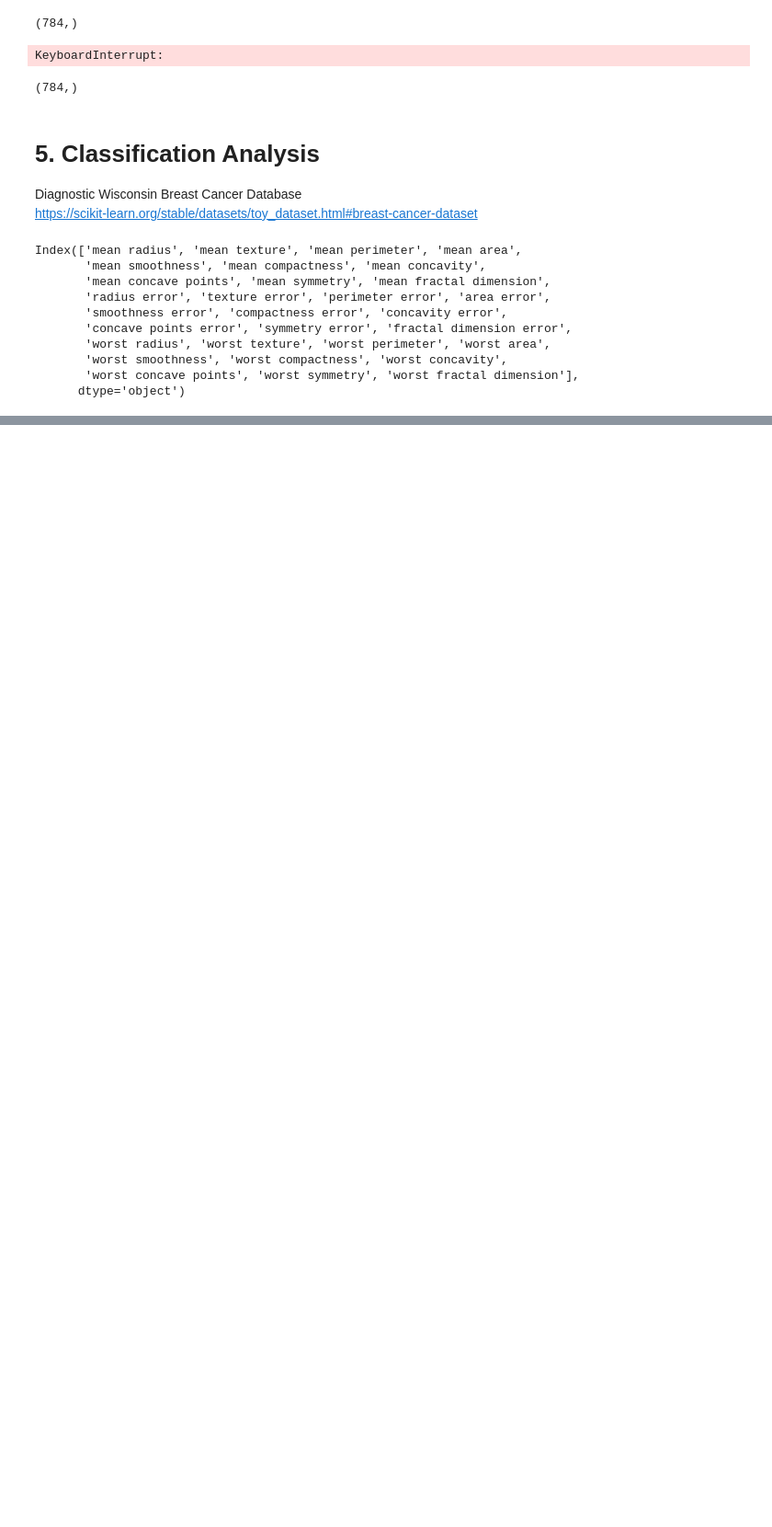
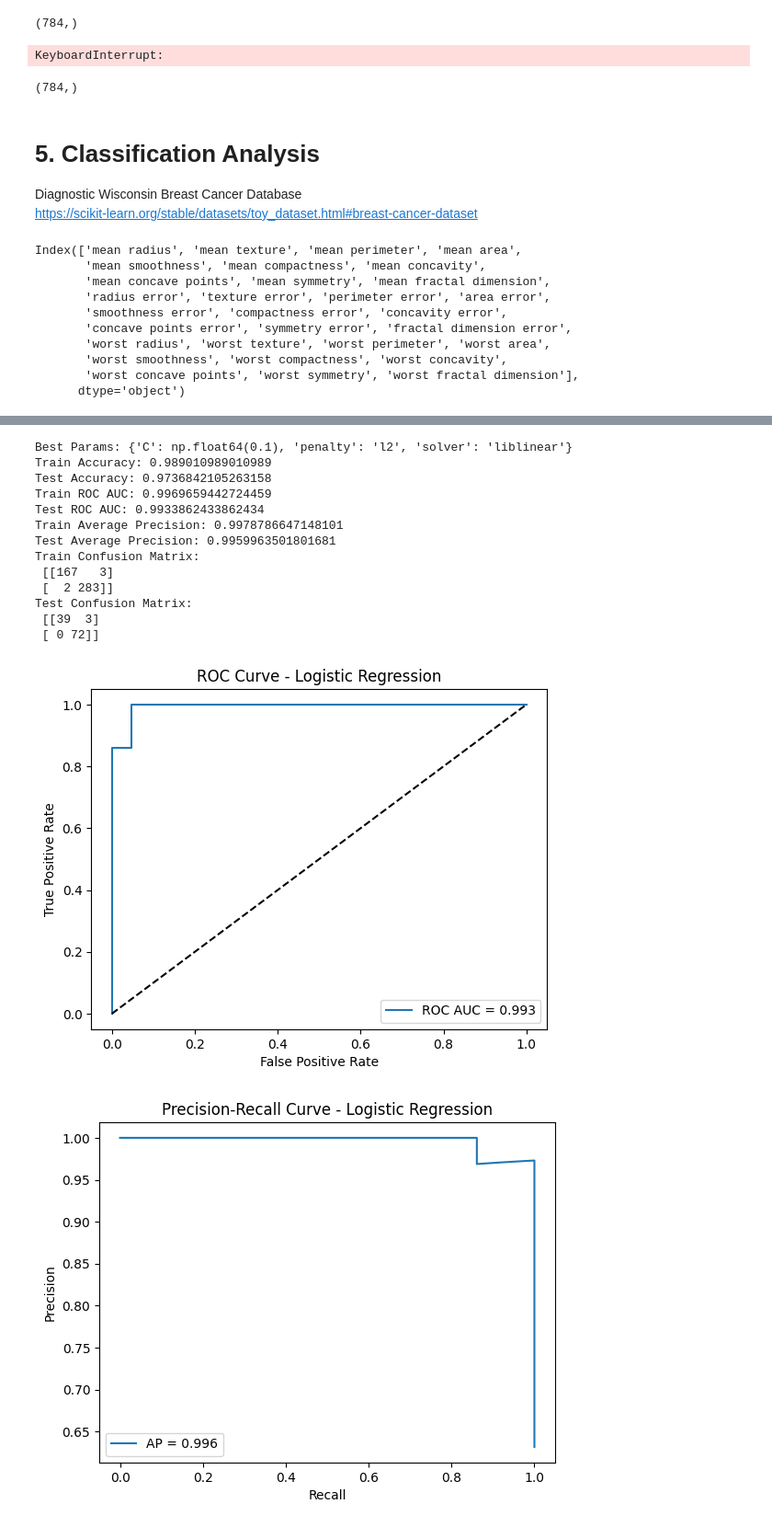
Before and after one commit to yutinghuang0413/MDSProject1, a Jupyter notebook: project1.ipynb, the cells around one changed output, grey strips where cells are left out. Shown at 92% size. Saved outputs shown, nothing was run; the diff lists cells and outputs as text; code cells hidden in the pictures; blank space fills up the shorter version.

```diff
--- a/project1.ipynb
+++ b/project1.ipynb
@@ -822,0 +905,73 @@ Index(['mean radius', 'mean texture', 'mean perimeter', 'mean area',
+# %%
+# Logistic Regression
+from sklearn.linear_model import LogisticRegression
+
+param_grid = {
+    'C': [0.01, 0.1, 1, 10],
+    'penalty': ['l2'],
+    'solver': ['liblinear']
+}
+
+logreg = LogisticRegression(random_state=0, max_iter=1000)
+
+grid = GridSearchCV(logreg, param_grid, cv=5, scoring='accuracy', n_jobs=-1)
+grid.fit(X_train_std, y_train)
+
+best_logreg = grid.best_estimator_
+print("Best Params:", grid.best_params_)
+
+y_train_pred = best_logreg.predict(X_train_std)
+y_test_pred  = best_logreg.predict(X_test_std)
+
+y_train_score = best_logreg.predict_proba(X_train_std)[:,1]
+y_test_score  = best_logreg.predict_proba(X_test_std)[:,1]
+
+# Accuracy
+print("Train Accuracy:", accuracy_score(y_train, y_train_pred))
+print("Test Accuracy:", accuracy_score(y_test, y_test_pred))
+
+# ROC AUC & Average Precision
+print("Train ROC AUC:", roc_auc_score(y_train, y_train_score))
+print("Test ROC AUC:", roc_auc_score(y_test, y_test_score))
+
+print("Train Average Precision:", average_precision_score(y_train, y_train_score))
+print("Test Average Precision:", average_precision_score(y_test, y_test_score))
+
+# Confusion Matrix
+print("Train Confusion Matrix:\n", confusion_matrix(y_train, y_train_pred))
+print("Test Confusion Matrix:\n", confusion_matrix(y_test, y_test_pred))
+
+# ROC curve
+fpr, tpr, _ = roc_curve(y_test, y_test_score)
+plt.plot(fpr, tpr, label=f"ROC AUC = {roc_auc_score(y_test, y_test_score):.3f}")
+plt.plot([0,1],[0,1],'k--')
+plt.xlabel("False Positive Rate")
+plt.ylabel("True Positive Rate")
+plt.title("ROC Curve - Logistic Regression")
+plt.legend()
+plt.show()
+
+# Precision-Recall curve
+prec, rec, _ = precision_recall_curve(y_test, y_test_score)
+plt.plot(rec, prec, label=f"AP = {average_precision_score(y_test, y_test_score):.3f}")
+plt.xlabel("Recall")
+plt.ylabel("Precision")
+plt.title("Precision-Recall Curve - Logistic Regression")
+plt.legend()
+plt.show()
+# %% [output]
+Best Params: {'C': np.float64(0.1), 'penalty': 'l2', 'solver': 'liblinear'}
+Train Accuracy: 0.989010989010989
+Test Accuracy: 0.9736842105263158
+Train ROC AUC: 0.9969659442724459
+Test ROC AUC: 0.9933862433862434
+Train Average Precision: 0.9978786647148101
+Test Average Precision: 0.9959963501801681
+Train Confusion Matrix:
+ [[167   3]
+ [  2 283]]
+Test Confusion Matrix:
+ [[39  3]
+ [ 0 72]]
+[figure, added]
+[figure, added]
```
Also changed, not shown: parts of 6 cells of this notebook.
